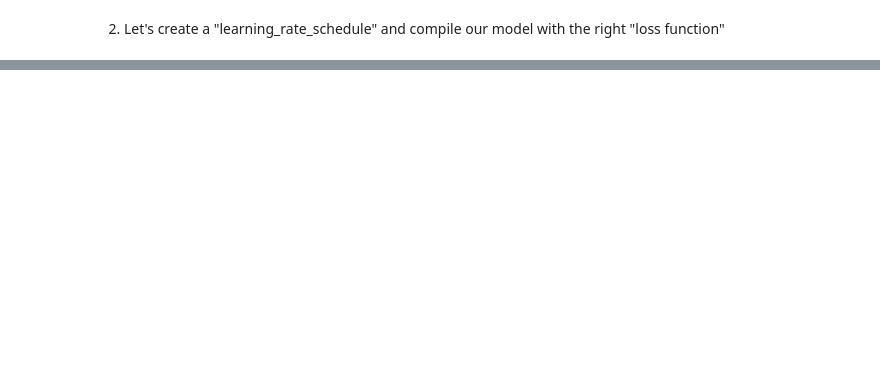
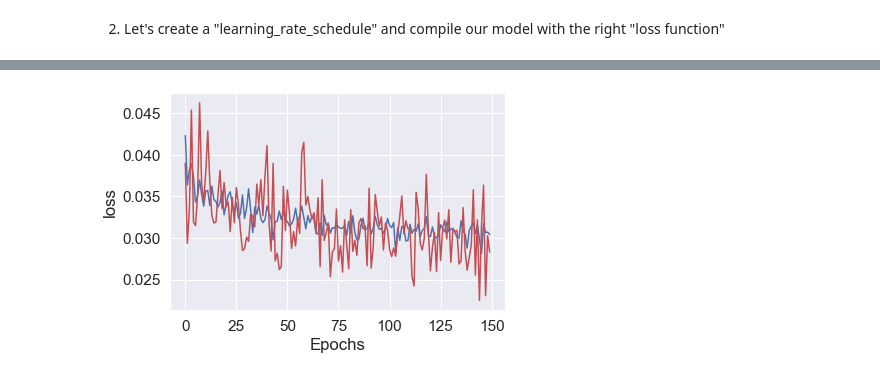
Before and after one commit to jralaizanaka/Data-Science-Projects-Porfolio, a Jupyter notebook: Deep Learning NLP/Disaster_Tweets_NLP_Deep_Learning.ipynb, the cells around one changed output, grey strips where cells are left out. Cells and saved outputs as stored; diff of their text form; code cells hidden in the pictures; blank space fills up the shorter version.

```diff
--- a/Deep Learning NLP/Disaster_Tweets_NLP_Deep_Learning.ipynb
+++ b/Deep Learning NLP/Disaster_Tweets_NLP_Deep_Learning.ipynb
@@ -454,10 +440,10 @@ model.compile(optimizer = tf.keras.optimizers.Adam(lr_schedule),
               loss= tf.keras.losses.binary_crossentropy,
               metrics = METRICS)
 # %%
-EPOCH=1
+EPOCH=150
 # %%
 # Balance des classes
 class_weight = {
-    0:1,
-    1:2.29,
+    0:0.9,
+    1:1,
    }
@@ -464,7 +461,14 @@ class_weight = {
+# %%
+# checkpoint
+filepath="weights.best.hdf5"
+checkpoint = ModelCheckpoint(filepath, monitor='val_accuracy', verbose=1, save_best_only=True, mode='max')
+callbacks_list = [checkpoint]
 # %%
 
 history=model.fit(train_data,
                       epochs=EPOCH,
                       class_weight=class_weight,
-                      validation_data = test_data)
+                      validation_data = test_data,
+                 callbacks=callbacks_list
+                 )
 # %% [output]
@@ -472,0 +492,10 @@ Train for 334 steps, validate for 143 steps
+# %%
+import matplotlib.pyplot as plt
+#Visualization of the training process on the loss function
+plt.plot(history.history["loss"], color="b")
+plt.plot(history.history["val_loss"], color="r")
+plt.ylabel("loss")
+plt.xlabel("Epochs")
+plt.show()
+# %% [output]
+[figure, added]
```
Also changed, not shown: parts of 43 cells of this notebook, 9 other files.
